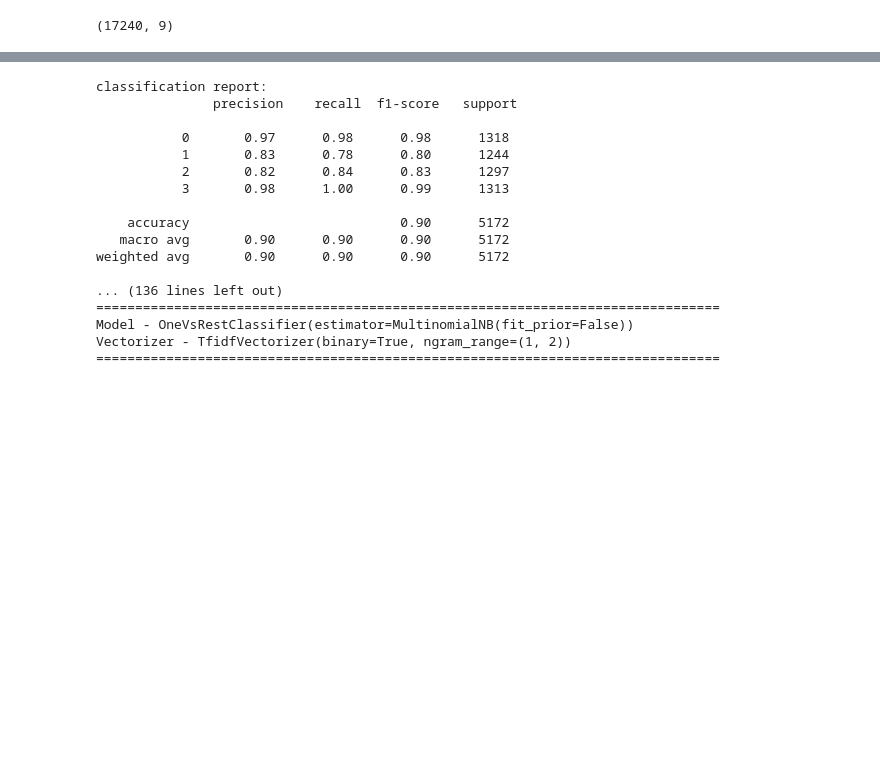
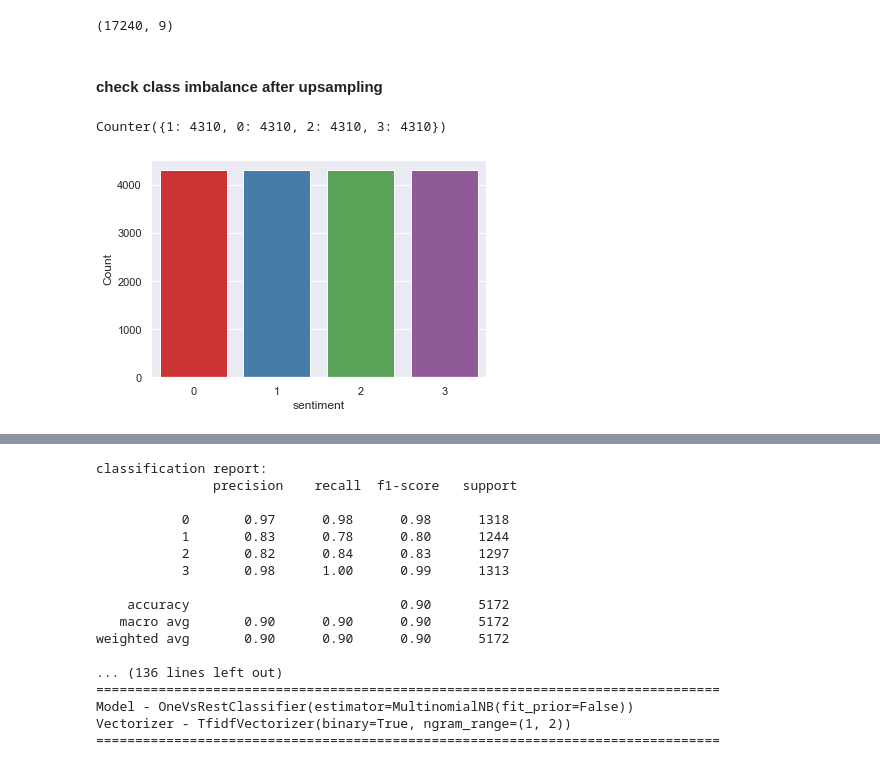
Before and after one commit to tripidhoble/Hackathon-Projects, a Jupyter notebook: Greayatom Hackathon-2/Emotion_Analyser_v2.ipynb, the cells around one changed output, grey strips where cells are left out. Saved outputs shown, nothing was run; the diff lists cells and outputs as text; code cells hidden in the pictures; blank space fills up the shorter version.

```diff
--- a/Greayatom Hackathon-2/Emotion_Analyser_v2.ipynb
+++ b/Greayatom Hackathon-2/Emotion_Analyser_v2.ipynb
@@ -105,8 +74,8 @@ from sklearn.naive_bayes import MultinomialNB
 # %% [markdown]
 ## glance @ data
 # %%
-train_path = "/Users/dhobltru/Documents/My_Learning/Emotion_Analyser/train.csv"
-test_path = "/Users/dhobltru/Documents/My_Learning/Emotion_Analyser/test.csv"
+train_path = "train.csv"
+test_path = "test.csv"
 # %%
 def read_data(filepath):
     df = pd.read_csv(filepath, encoding = 'UTF-8')
@@ -811,2 +780,17 @@ X_test_data = test_p
 # %% [output]
 (17240, 9)
+# %% [markdown]
+#### check class imbalance after upsampling
+# %%
+import collections
+
+sentiment_counter = collections.Counter(df_upsampled['sentiment'])
+print(sentiment_counter)
+
+sns.set(style="darkgrid")
+ax1 = sns.countplot(x="sentiment", data=df_upsampled, palette="Set1")
+ax1.set(ylabel="Count")
+plt.show()
+# %% [output]
+Counter({1: 4310, 0: 4310, 2: 4310, 3: 4310})
+[figure, added]
```
Also changed, not shown: parts of 6 cells of this notebook.
